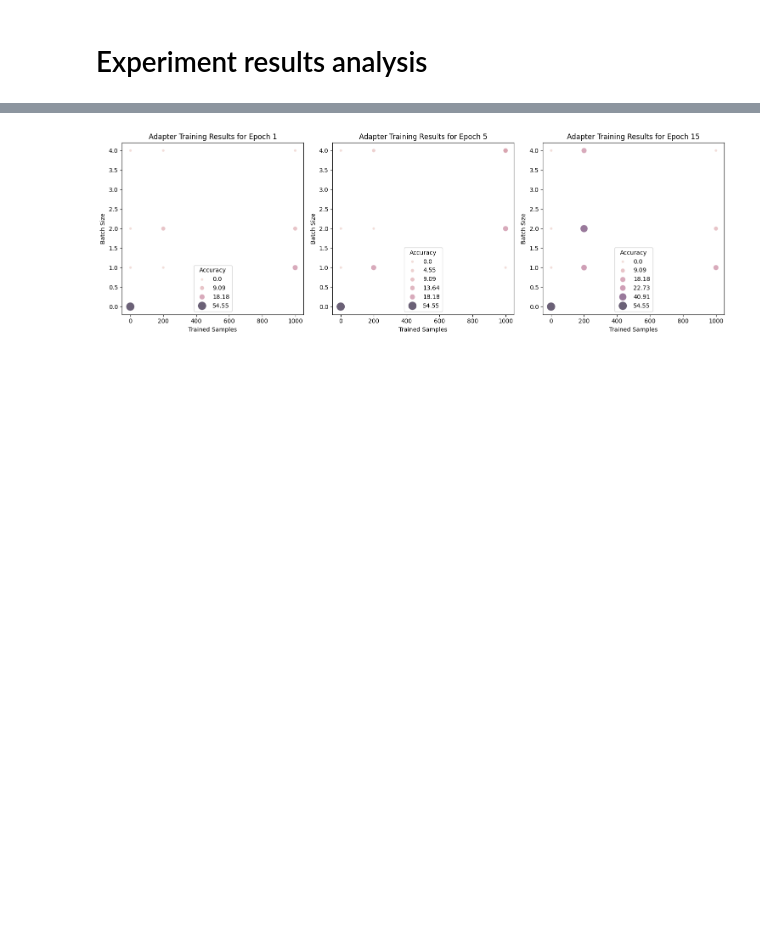
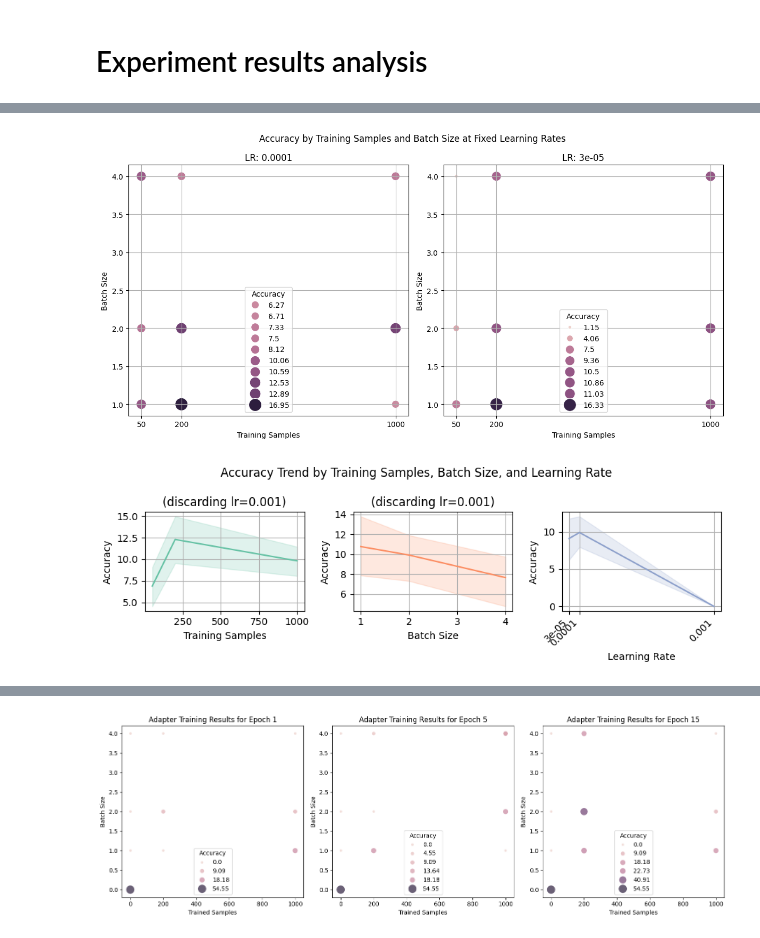
Before and after one commit to EmpiriNLP/FrugalML, a Jupyter notebook: notebook.ipynb, the cells around one changed output, grey strips where cells are left out. Saved outputs shown, nothing was run; the diff lists cells and outputs as text; code cells hidden in the pictures; blank space fills up the shorter version.

```diff
--- a/notebook.ipynb
+++ b/notebook.ipynb
@@ -250,0 +295,58 @@ display(df[["experiment", "trained_samples", "epochs", "batch_size", "accuracy"]
+# %%
+# Plot tendency of accuracy by training samples and batch size, fixing learning rate
+experiments_df = df[df["experiment"] == "adapter"]
+
+# Scatter plot
+fig, ax = plt.subplots(1, 2, figsize=(12, 6))
+norm = (experiments_df[experiments_df["accuracy"] != 0]["accuracy"].min(), experiments_df[experiments_df["accuracy"] != 0]["accuracy"].max())
+for i, lr in enumerate(experiments_df["learning_rate"].unique()):
+    if lr == 0.001:
+        continue
+    lr_df = experiments_df[experiments_df["learning_rate"] == lr].copy()
+    sns.scatterplot(data=lr_df, x="trained_samples", y="batch_size", hue="accuracy", size="accuracy", sizes=(20, 300), size_norm=norm, hue_norm=norm, ax=ax[i], legend="full")
+    ax[i].set_title(f"LR: {lr}")
+    ax[i].set_xlabel("Training Samples")
+    ax[i].set_ylabel("Batch Size")
+    # Show 50, 200, and 1000 in x-axis
+    ax[i].set_xticks([50, 200, 1000])
+    ax[i].set_xticklabels([50, 200, 1000])
+    ax[i].legend(title="Accuracy")
+    ax[i].grid()
+
+plt.suptitle("Accuracy by Training Samples and Batch Size at Fixed Learning Rates")
+plt.tight_layout()
+plt.savefig("imgs/scatter_accuracy_trend.png")
+plt.show()
+
+# Line plot
+non_zero_df = experiments_df[experiments_df["learning_rate"] != 0.001]
+fig, ax = plt.subplots(1, 3, figsize=(9, 3))
+sns.lineplot(x="trained_samples", y="accuracy", data=non_zero_df, ax=ax[0], color="C0")
+ax[0].set_title("(discarding lr=0.001)")
+ax[0].set_xlabel("Training Samples")
+ax[i].set_xticks([50, 200, 1000])
+ax[i].set_xticklabels([50, 200, 1000])
+ax[0].set_ylabel("Accuracy")
+ax[0].grid()
+sns.lineplot(x="batch_size", y="accuracy", data=non_zero_df, ax=ax[1], color="C1")
+ax[1].set_title("(discarding lr=0.001)")
+ax[1].set_xlabel("Batch Size")
+ax[i].set_xticks([1, 2, 4])
+ax[i].set_xticklabels([1, 2, 4])
+ax[1].set_ylabel("Accuracy")
+ax[1].grid()
+sns.lineplot(x="learning_rate", y="accuracy", data=experiments_df, ax=ax[2], color="C2")
+# ax[2].set_title("Accuracy by Learning Rate")
+ax[2].set_xlabel("Learning Rate")
+ax[i].set_xticks([0.001, 0.0001, 0.00003])
+ax[i].set_xticklabels([0.001, 0.0001, 0.00003], rotation=45, ha="right")
+ax[2].set_ylabel("Accuracy")
+ax[2].grid()
+
+plt.suptitle("Accuracy Trend by Training Samples, Batch Size, and Learning Rate")
+plt.tight_layout()
+plt.savefig("imgs/line_accuracy_trend.png")
+plt.show()
+# %% [output]
+[figure, added]
+[figure, added]
```
Also changed, not shown: parts of 10 cells of this notebook, 12 other files.
